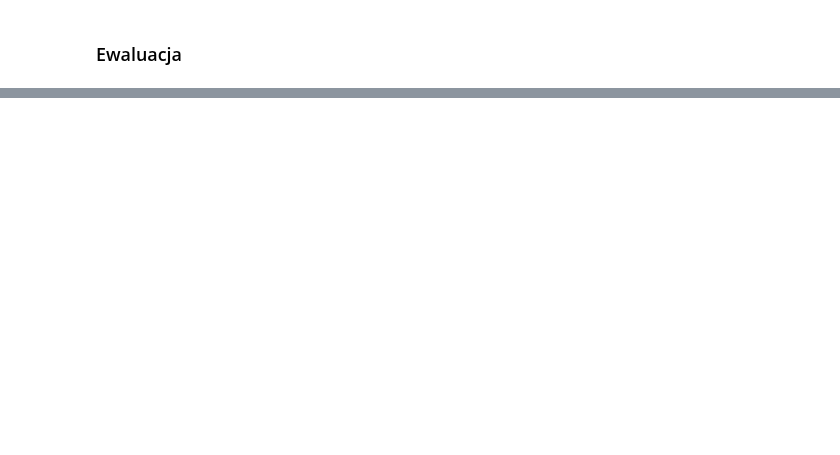
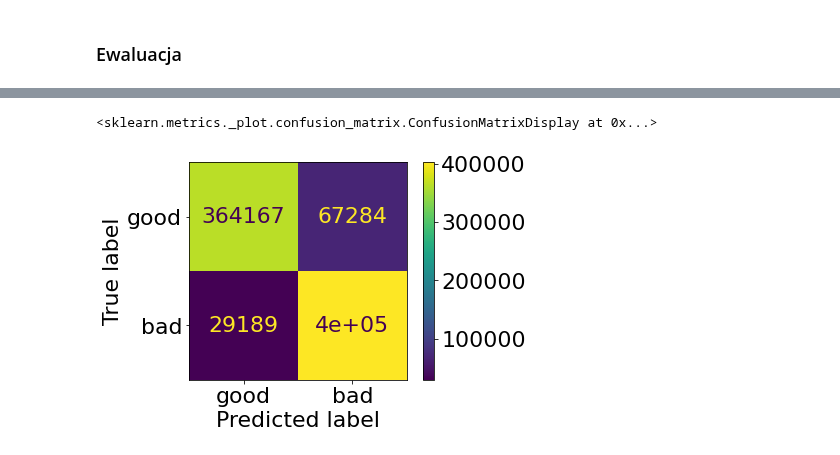
Before and after one commit to knmlprz/g2a-presentation-2021, a Jupyter notebook: Prezentacja.ipynb, the cells around one changed output, grey strips where cells are left out. Saved outputs shown, nothing was run; the diff lists cells and outputs as text; code cells hidden in the pictures; blank space fills up the shorter version.

```diff
--- a/Prezentacja.ipynb
+++ b/Prezentacja.ipynb
@@ -693,0 +823,8 @@ disp.plot()
+# %%
+cm2 = confusion_matrix(y_test, y_pred_list, labels=[0,1])
+disp = ConfusionMatrixDisplay(confusion_matrix=cm2,
+                              display_labels=["good", "bad"])
+disp.plot()
+# %% [output]
+<sklearn.metrics._plot.confusion_matrix.ConfusionMatrixDisplay at 0x...>
+[figure, added]
```
Also changed, not shown: parts of 47 cells of this notebook.
